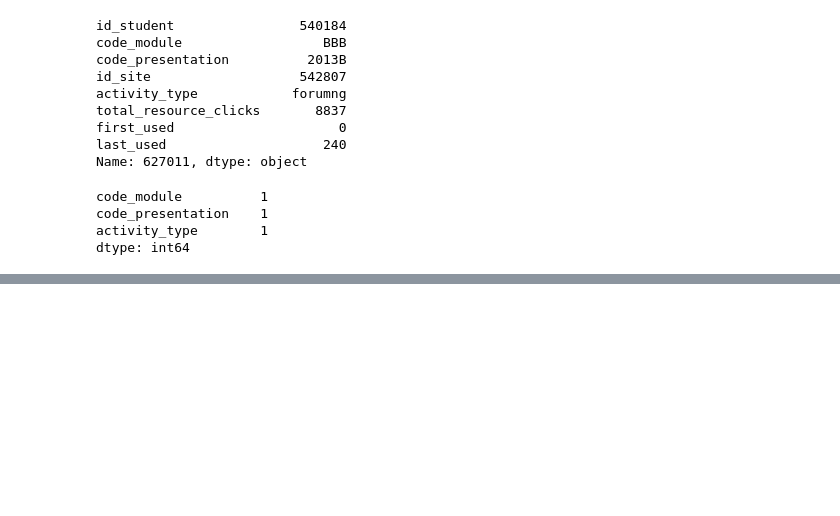
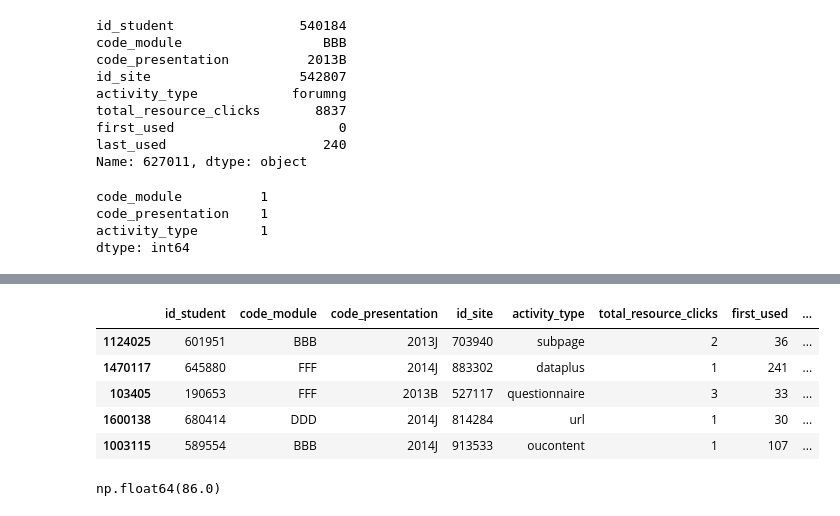
Before and after one commit to lulwaM/fp-hybrid-educational-recommender, a Jupyter notebook: notebooks/data_preprocessing.ipynb, the cells around one changed output, grey strips where cells are left out. Saved outputs shown, nothing was run; the diff lists cells and outputs as text; code cells hidden in the pictures; blank space fills up the shorter version.

```diff
--- a/notebooks/data_preprocessing.ipynb
+++ b/notebooks/data_preprocessing.ipynb
@@ -735,0 +746,14 @@ dtype: int64
+# %%
+interaction_data.sample(5)
+# %% [output]
+|  | id_student | code_module | code_presentation | id_site | activity_type | total_resource_clicks | first_used | ... |
+| 1124025 | 601951 | BBB | 2013J | 703940 | subpage | 2 | 36 | ... |
+| 1470117 | 645880 | FFF | 2014J | 883302 | dataplus | 1 | 241 | ... |
+| 103405 | 190653 | FFF | 2013B | 527117 | questionnaire | 3 | 33 | ... |
+| 1600138 | 680414 | DDD | 2014J | 814284 | url | 1 | 30 | ... |
+| 1003115 | 589554 | BBB | 2014J | 913533 | oucontent | 1 | 107 | ... |
+# %%
+#median number of days, used for cutoff day in temporal splitting
+merged_data["vle_data"]["date"].median()
+# %% [output]
+np.float64(86.0)
```
Also changed, not shown: parts of 5 cells of this notebook, 5 other files.
